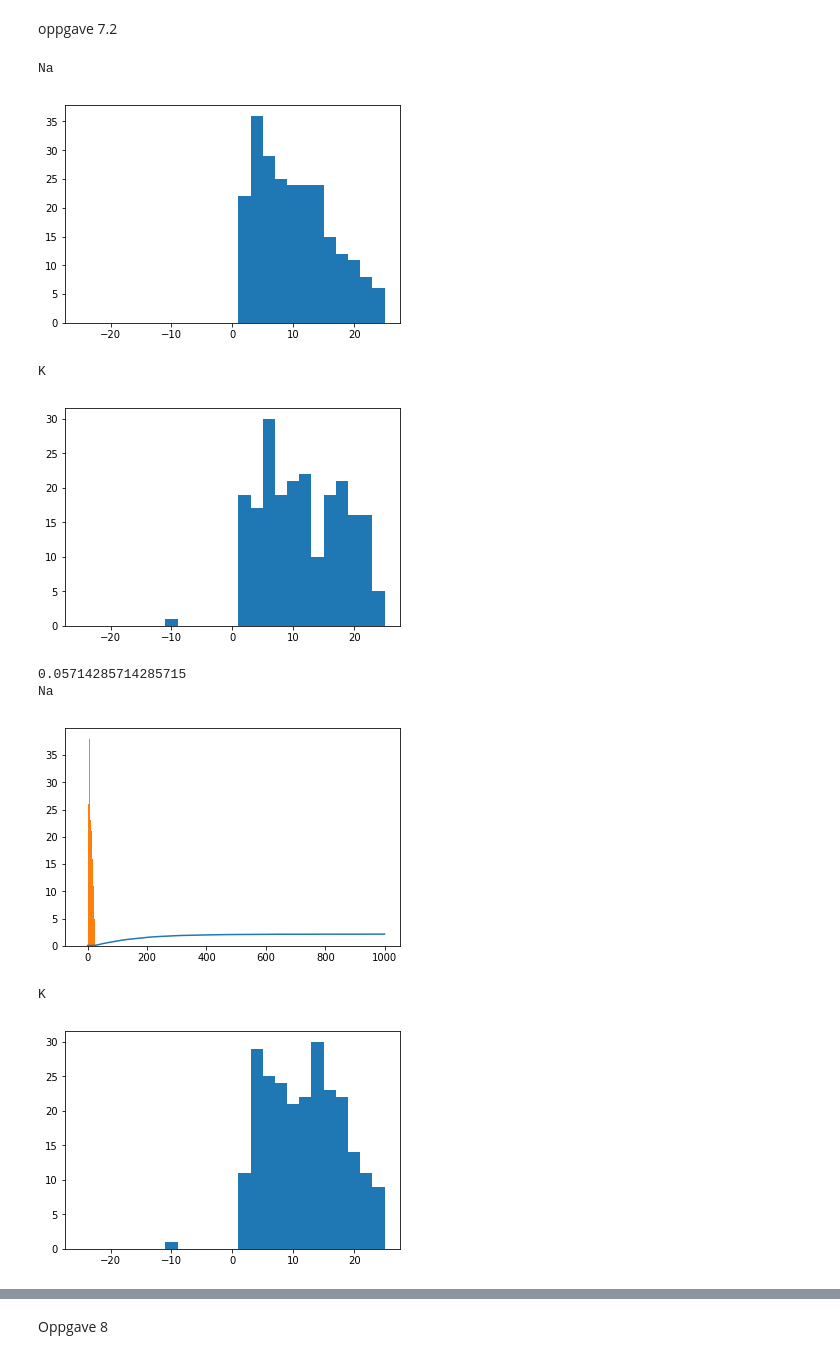
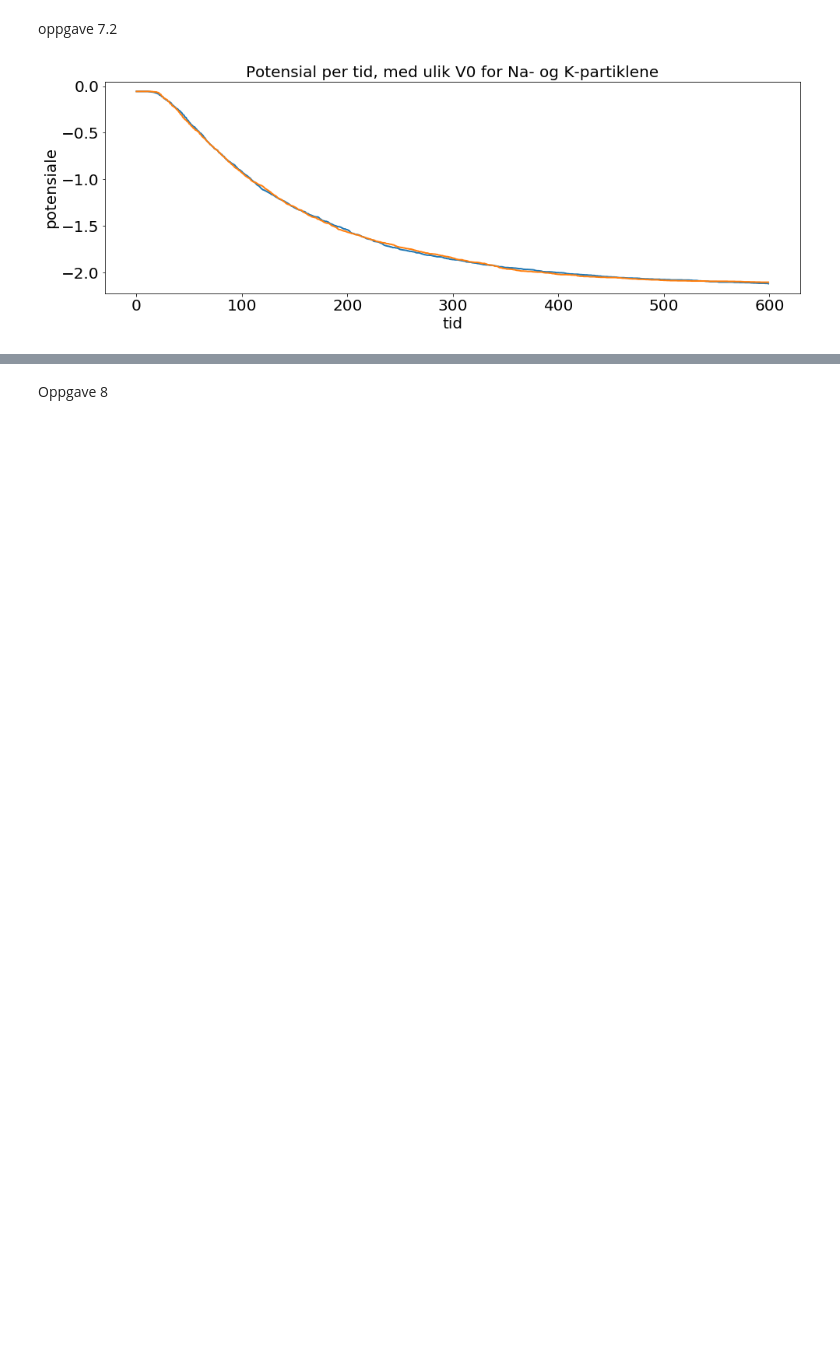
Before and after one commit to sigriaun/vitber-prosjekt3, a Jupyter notebook: prosjekt3.ipynb, the cells around one changed output, grey strips where cells are left out. Saved outputs shown, nothing was run; the diff lists cells and outputs as text; code cells hidden in the pictures; blank space fills up the shorter version.

```diff
--- a/prosjekt3.ipynb
+++ b/prosjekt3.ipynb
@@ -381 +389,10 @@ Endringer:
+# %%
+"For å få store, tydelige plot"
+fontsize = 20
+newparams = {'axes.titlesize': fontsize, 'axes.labelsize': fontsize,
+             'lines.linewidth': 2, 'lines.markersize': 7,
+             'figure.figsize': (16, 5), 'ytick.labelsize': fontsize,
+             'xtick.labelsize': fontsize, 'legend.fontsize': fontsize,
+            'legend.handlelength': 1.0}
+plt.rcParams.update(newparams)
 # %%
@@ -564,0 +514,21 @@ OverflowError: math range error
+# %%
+
+V0=1/beta
+nt=600
+
+#V0*beta=0
+tList,VtList0=randomWalkPotential(V1,V1,nt,NaB0,NaA0,KB0,KA0,0,0)
+#V0*beta=1
+tList,VtList1=randomWalkPotential(V1,V1,nt,NaB0,NaA0,KB0,KA0,V0,V0)
+#V0*beta=3
+tList,VtList3=randomWalkPotential(V1,V1,nt,NaB0,NaA0,KB0,KA0,V0*3,V0*3)
+
+
+#plotter
+plt.plot(tList,VtList0)
+plt.plot(tList,VtList1)
+plt.plot(tList,VtList3)
+plt.xlabel("tid")
+plt.ylabel("potensiale")
+plt.title("Potensial per tid, med ulik V0")
+plt.show()
@@ -567,21 +539,20 @@ oppgave 7.2
 # %%
 V01=1/beta #det er verdien over brøkstreken som viser hva beta ganger V0K og V0Na er
 #og det er jo de oppgaven oppgir verdier vi skal sette dem.
 V02=10/beta
 
 
-##Run the simulation first with βV 0 Na = 1 and βV 0 K = 10, and thereafter with βV 0Na = 10 and βV 0 K = 1.
+#Med beta*V0_Na=1 og beta*V0_K=10
+tList,VtNa1=randomWalkPotential(V1,V1,nt,NaB0,NaA0,KB0,KA0,V01,V02)
+#Med beta*V0_Na=10 og beta*V0_K=1
+tList,VtNa10=randomWalkPotential(V1,V1,nt,NaB0,NaA0,KB0,KA0,V02,V01)
 
-randomWalkPotential(V_Na1,V_K1,V01,nt,NaB0,NaA0,KB0,KA0)
-
-randomWalkPotential(V_Na1,V_K1,V02,nt,NaB0,NaA0,KB0,KA0)
+#plotter
+plt.plot(tList,VtNa1)
+plt.plot(tList,VtNa10)
+plt.xlabel("tid")
+plt.ylabel("potensiale")
+plt.title("Potensial per tid, med ulik V0 for Na- og K-partiklene")
+plt.show()
 # %% [output]
-Na
-[figure, old version]
+[figure, new version]
-K
-[figure, removed]
-0.05714285714285715
-Na
-[figure, removed]
-K
-[figure, removed]
```
Also changed, not shown: parts of 8 cells of this notebook.
